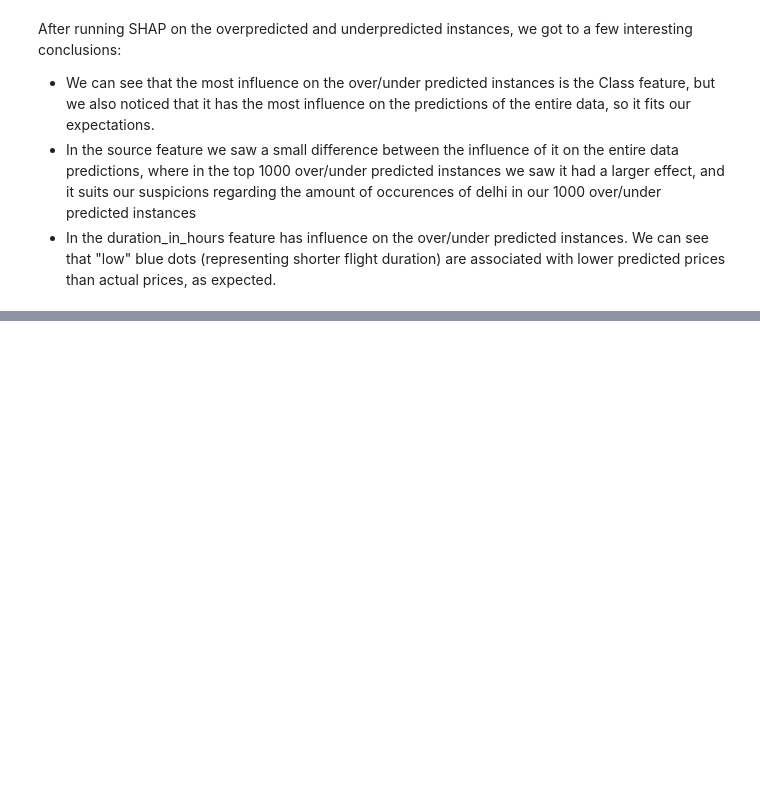
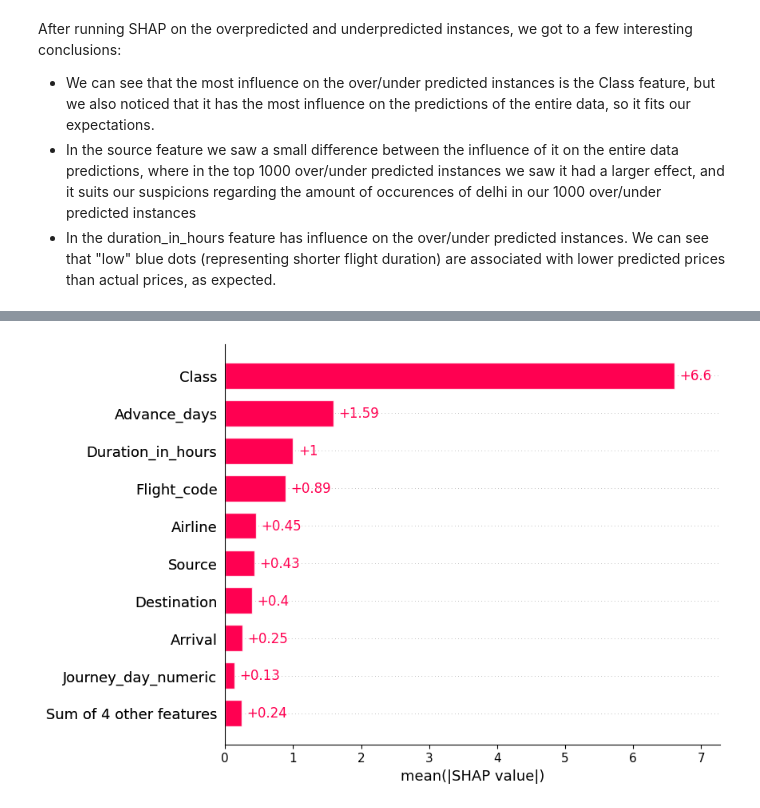
Before and after one commit to NoamGini/Tabular-data-science---Airfare, a Jupyter notebook: Pipeline.ipynb, the cells around one changed output, grey strips where cells are left out. Drawn from its saved outputs; the diff is of its cells as text; code cells hidden in the pictures; blank space fills up the shorter version.

```diff
--- a/Pipeline.ipynb
+++ b/Pipeline.ipynb
@@ -853,0 +928,4 @@ R2 Score: 0.946088121674783
+# %%
+shap.plots.bar(shap_values_over_predicted)
+# %% [output]
+[figure, added]
```
Also changed, not shown: parts of 16 cells of this notebook.
